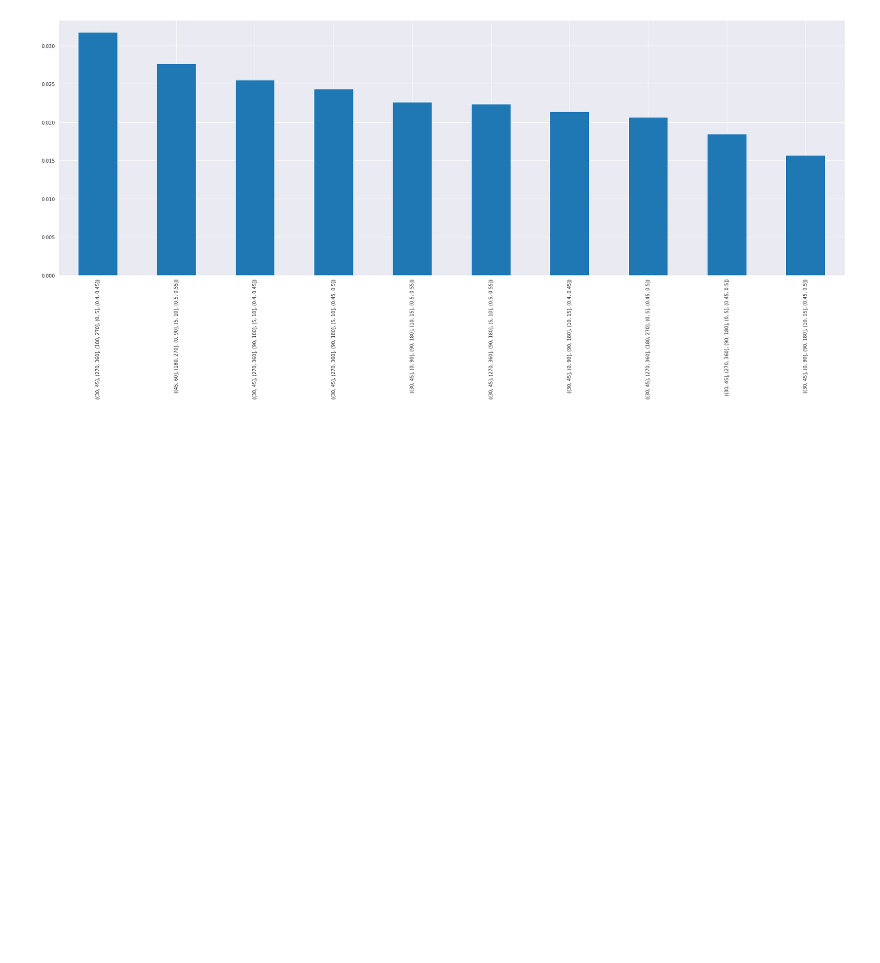
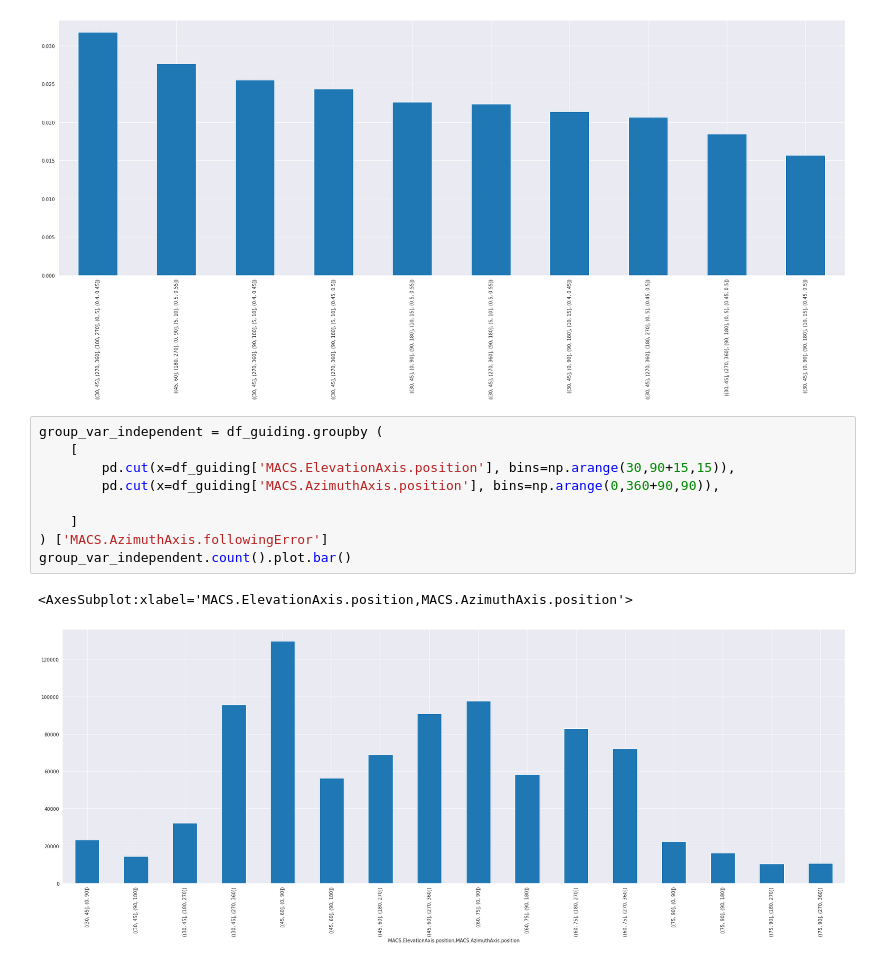
Before and after one commit to mahulo2009/DataScientistND_DataScienceBlogPost, a Jupyter notebook: Following_Error_March_2021.ipynb, the cells around one changed output. Cells and saved outputs as stored; diff of their text form; blank space fills up the shorter version.

Commit message:
FOllowing error march

```diff
--- a/Following_Error_March_2021.ipynb
+++ b/Following_Error_March_2021.ipynb
@@ -368,3 +368,15 @@ ser.plot.bar()
 # %% [output]
 <AxesSubplot:>
 [figure]
+# %%
+group_var_independent = df_guiding.groupby (
+    [
+        pd.cut(x=df_guiding['MACS.ElevationAxis.position'], bins=np.arange(30,90+15,15)),
+        pd.cut(x=df_guiding['MACS.AzimuthAxis.position'], bins=np.arange(0,360+90,90)),
+
+    ]
+) ['MACS.AzimuthAxis.followingError']
+group_var_independent.count().plot.bar()
+# %% [output]
+<AxesSubplot:xlabel='MACS.ElevationAxis.position,MACS.AzimuthAxis.position'>
+[figure, added]
```
Also changed, not shown: parts of 7 cells of this notebook.
